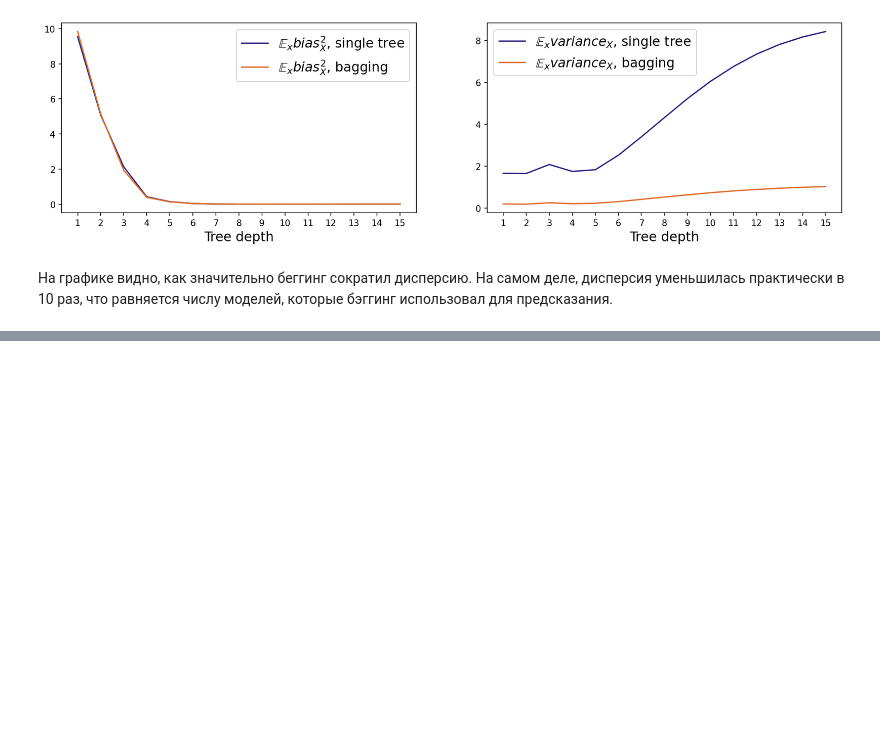
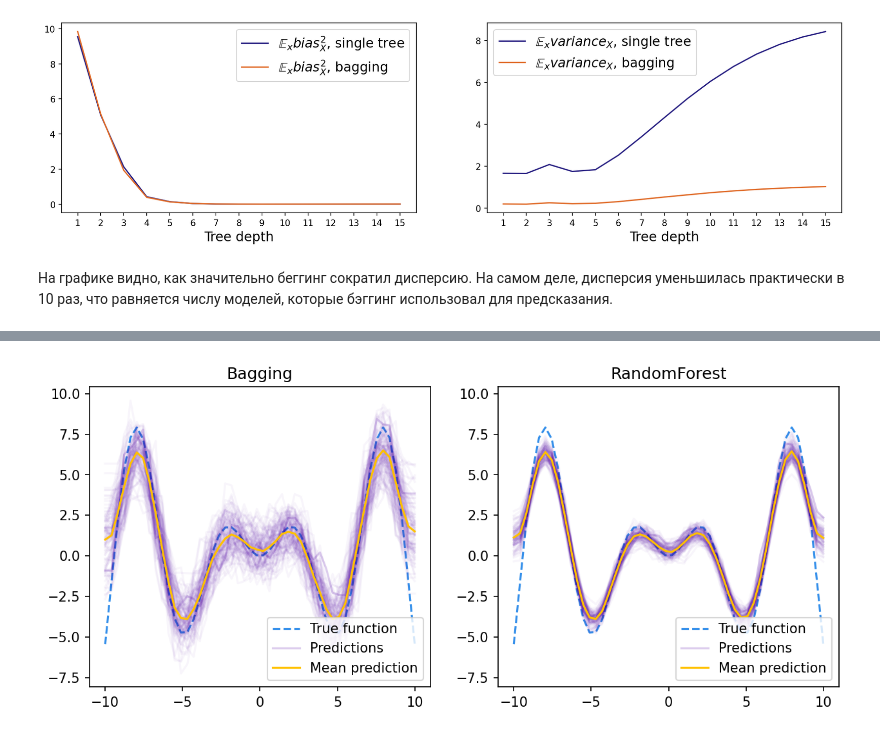
Before and after one commit to AnnaKangur/bias_and_variance, a Jupyter notebook: bias_variance_handbook_ya.ipynb, the cells around one changed output, grey strips where cells are left out. Drawn from its saved outputs; the diff is of its cells as text; code cells hidden in the pictures; blank space fills up the shorter version.

```diff
--- a/bias_variance_handbook_ya.ipynb
+++ b/bias_variance_handbook_ya.ipynb
@@ -93,5 +98,6 @@ def generate_data(n_samples: int = 50,
         y[:, i] = f(x) + np.random.normal(0.0, noise, n_samples)
     return x.reshape((n_samples, 1)), y.squeeze()
 
-x, y = generate_data(noise=3)
+x, y = generate_data(n_samples = 50, noise=3, n_noise_samples=1)
+x_train, x_test, y_train, y_test = train_test_split(x, y, test_size=0.5)
 # %%
@@ -452,0 +461,80 @@ plt.show()
+# %%
+from sklearn.ensemble import RandomForestRegressor
+
+class RandomForest(RandomForestRegressor):
+    def __init__(self,
+                 max_depth: int,
+                 max_samples: int ):
+                 #n_estimators: int
+
+        #base_estimator = DecisionTreeRegressor(max_depth = max_depth)
+        super().__init__(#base_estimator = base_estimator,
+                         max_samples = max_samples)
+                         #n_estimators = n_estimators)
+# %%
+def plot_many_predictions(axs, x_ticks: np.ndarray,
+                          clf_class: SklearnClass,
+                          parameters: Dict[str, Any],
+                          n_tries: int,
+                          n_train_samples: int,
+                          title: str) -> None:
+
+    axs.plot(x_ticks, f(x_ticks), color = sky_blue, label="True function", linestyle="--")
+
+    np.random.seed(random_seed)
+    predictions = []
+    for j in range(n_tries):
+        clf, x_train, y_train = train_classifier_on_random_subset(clf_class=clf_class,
+                                                      parameters=parameters,
+                                                      noise=3,
+                                                      n_train_samples=n_train_samples)
+        prediction = clf.predict(x_ticks[:, None])
+        predictions.append(prediction)
+        if j == 0:
+            axs.plot(x_ticks, prediction, color=saturated_violet, alpha=0.2, label="Predictions")
+        else:
+            axs.plot(x_ticks, prediction, color=saturated_violet, alpha=0.04)
+
+    axs.plot(x_ticks,
+             np.mean(np.stack(predictions), axis=0),
+             label="Mean prediction",
+             color=medium_yellow)
+    axs.set_title(title)
+    axs.legend(loc="lower right")
+
+
+n_tries = 100
+x_ticks = np.linspace(-10, 10)
+n_rows, n_cols = 1, 2
+fig, ax = plt.subplots(n_rows, n_cols, figsize=(10, 4), dpi=150, sharey=True)
+fig.subplots_adjust(top=0.9)
+
+# plot_many_predictions(
+#     axs=ax[0], x_ticks=x_ticks,
+#     clf_class = DecisionTreeRegressor,
+#     parameters = {"max_depth": 7},
+#     n_tries = n_tries,
+#     n_train_samples = 20,
+#     title="Decision tree")
+
+plot_many_predictions(
+    axs=ax[0], x_ticks=x_ticks,
+    clf_class = BaggingOnTrees,
+    parameters = {"max_samples": 20, "n_estimators": 10, "max_depth": 7},
+    n_tries = n_tries,
+    n_train_samples=10000,
+    title="Bagging")
+
+plot_many_predictions(
+    axs=ax[1], x_ticks=x_ticks,
+    clf_class = RandomForest,
+    parameters = {"max_samples": 20, "max_depth": 7},
+    n_tries = n_tries,
+    n_train_samples=10000,
+    title = "RandomForest")
+
+ax[1].yaxis.set_tick_params(labelbottom=True)
+
+plt.show()
+# %% [output]
+[figure, added]
```
Also changed, not shown: parts of 27 cells of this notebook.
